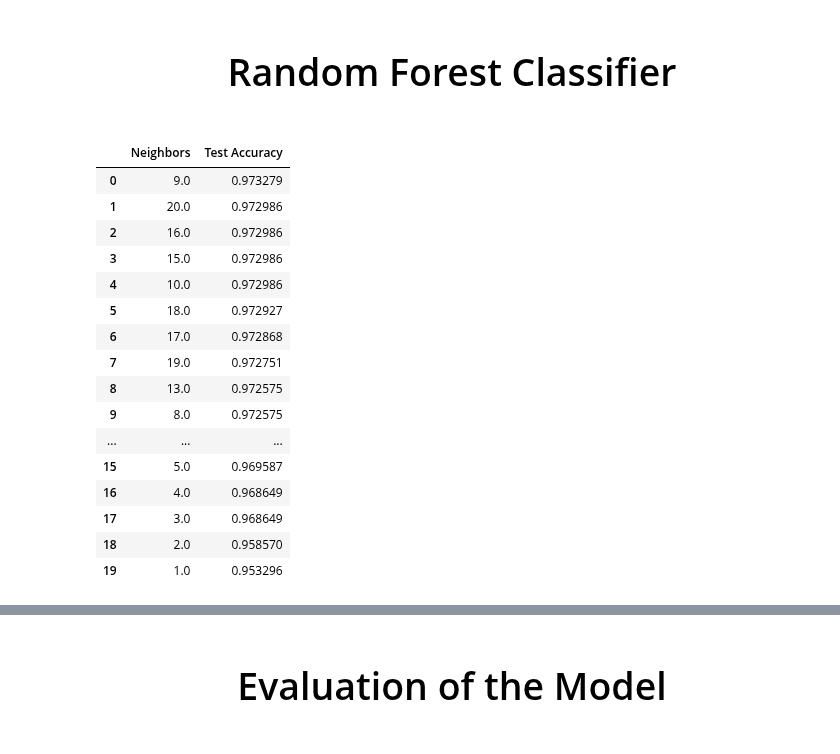
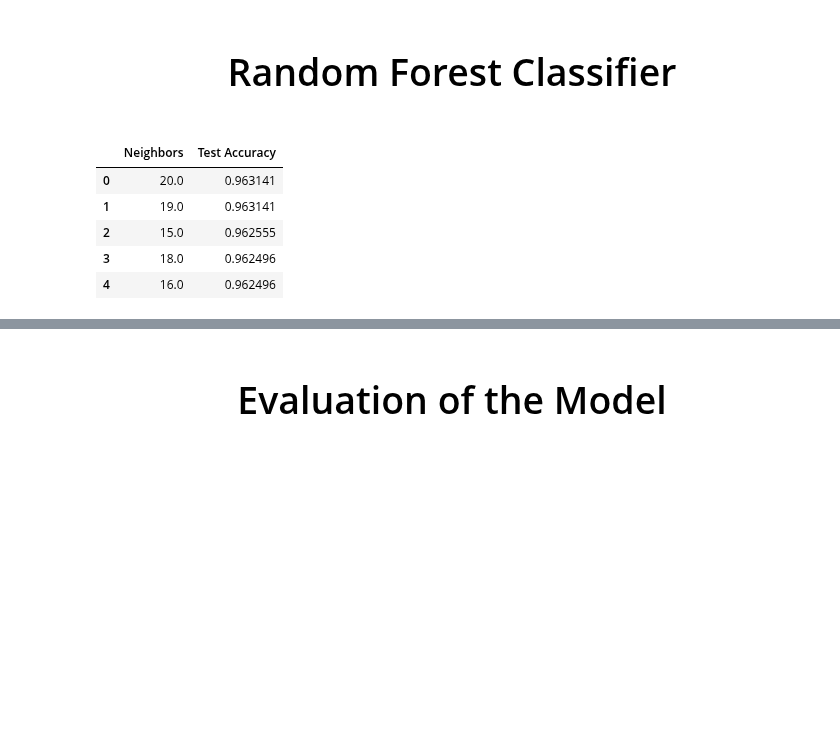
Before and after one commit to Mortti11/Deep_Learning, a Jupyter notebook: classification/RandomForest.ipynb, the cells around one changed output, grey strips where cells are left out. Cells and saved outputs as stored; diff of their text form; code cells hidden in the pictures; blank space fills up the shorter version.

```diff
--- a/classification/RandomForest.ipynb
+++ b/classification/RandomForest.ipynb
@@ -67,11 +73,3 @@ df.head(10)
 ">
   Preprocessing the Dataset
 </h1>
-# %%
-# let's remove some columns from the dataset that are not useful and do not make sense in the dataset.
-df.drop(["obj_ID", "run_ID", "rerun_ID", "field_ID", "spec_obj_ID", "fiber_ID"], axis=1, inplace=True)
-# %%
-# Using the Encoder tp convert class to the numbers
-
-le = LabelEncoder()
-df["class"] = le.fit_transform(df["class"])
@@ -112,12 +75,0 @@ outliers
-# %%
-# let's handle the photometric data columns (u, g, r, i, z) by replacing the outliers with the median value
-
-for col in df[['u', 'g', 'r', 'i', 'z']]:
-    median = df[col].median()
-    df[col] = np.where(df[col] > (Q3[col] + 1.5 * IQR[col]), median, df[col])
-    df[col] = np.where(df[col] < (Q1[col] - 1.5 * IQR[col]), median, df[col])
-
-# Check the outliers after handling
-outliers = ((df < (Q1 - 1.5 * IQR)) | (df > (Q3 + 1.5 * IQR))).sum()
-outliers = pd.DataFrame(outliers, columns=["Outliers"])
-outliers
@@ -201,10 +125,3 @@ Test set (X_test): (17065, 11), Target (y_test): (17065,)
-# %%
-# Scaling the data
-sc = StandardScaler()
-X_train = sc.fit_transform(X_train)
-X_test = sc.transform(X_test)
-
-scaler = RobustScaler()
 # %% [markdown]
 <h1 style="
     font-family: 'Arial', sans-serif;
@@ -220,34 +137,23 @@ scaler = RobustScaler()
   Random Forest Classifier
 </h1>
 # %%
-# I am going to create a DataFrame to store the results of Random Forest for 20 neighbors.
+# I am going to create a DataFrame to store the results of Random Forest for 5 neighbors.
 # I will sort them and observe at which number of neighbors the highest score is achieved.
 rforest_top = pd.DataFrame(columns=['Neighbors', 'Test Accuracy'])
 
 for i in range(1, 21):
     rforest = RandomForestClassifier(n_estimators=i, random_state=42)
     rforest.fit(X_train, y_train)
     y_pred = rforest.predict(X_test)
     accuracy = accuracy_score(y_test, y_pred)
     rforest_top.loc[len(rforest_top)] = [i, accuracy]
 
 # Sort the results by test accuracy in descending order
-rforest_top.sort_values(by = "Test Accuracy", ascending=False).head(20).reset_index( drop = True)
+rforest_top.sort_values(by = "Test Accuracy", ascending=False).head(5).reset_index( drop = True)
 # %% [output]
 |  | Neighbors | Test Accuracy |
-| 0 | 9.0 | 0.973279 |
-| 1 | 20.0 | 0.972986 |
-| 2 | 16.0 | 0.972986 |
-| 3 | 15.0 | 0.972986 |
-| 4 | 10.0 | 0.972986 |
-| 5 | 18.0 | 0.972927 |
-| 6 | 17.0 | 0.972868 |
-| 7 | 19.0 | 0.972751 |
-| 8 | 13.0 | 0.972575 |
-| 9 | 8.0 | 0.972575 |
-| ... | ... | ... |
-| 15 | 5.0 | 0.969587 |
-| 16 | 4.0 | 0.968649 |
-| 17 | 3.0 | 0.968649 |
-| 18 | 2.0 | 0.958570 |
-| 19 | 1.0 | 0.953296 |
+| 0 | 20.0 | 0.963141 |
+| 1 | 19.0 | 0.963141 |
+| 2 | 15.0 | 0.962555 |
+| 3 | 18.0 | 0.962496 |
+| 4 | 16.0 | 0.962496 |
```
Also changed, not shown: parts of 24 cells of this notebook, 23 other files.
